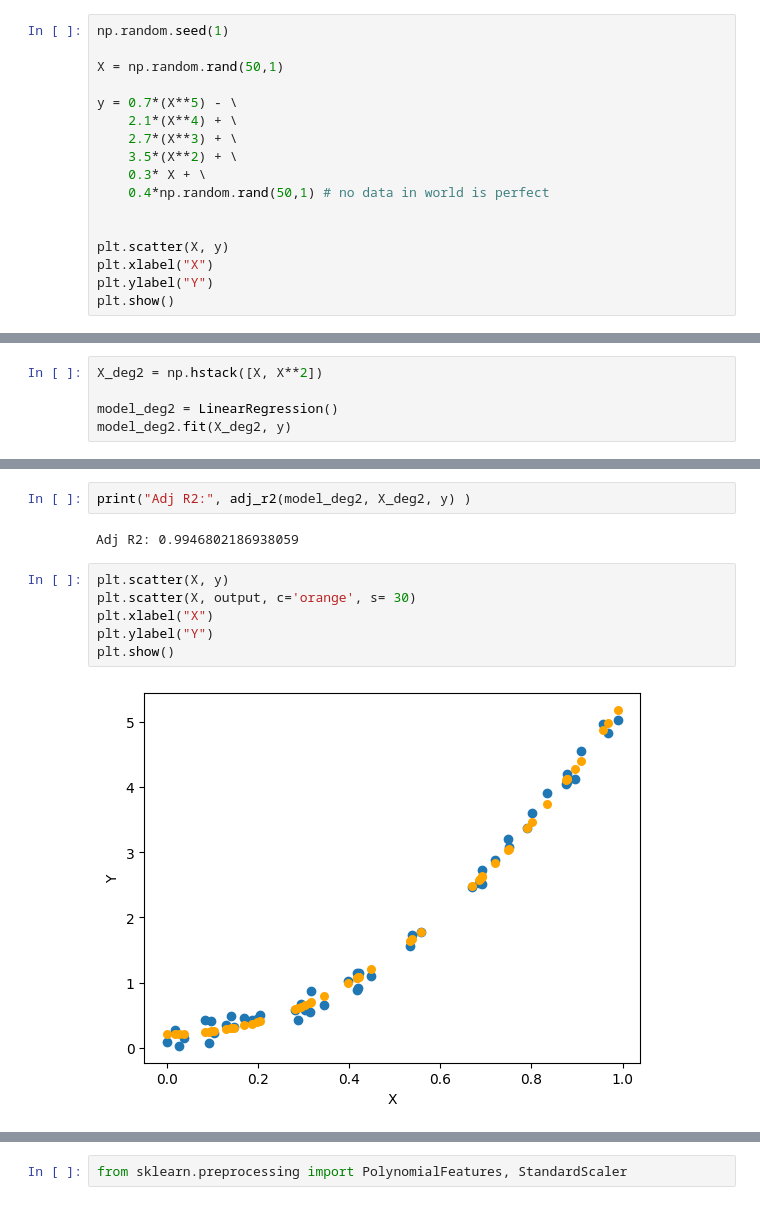
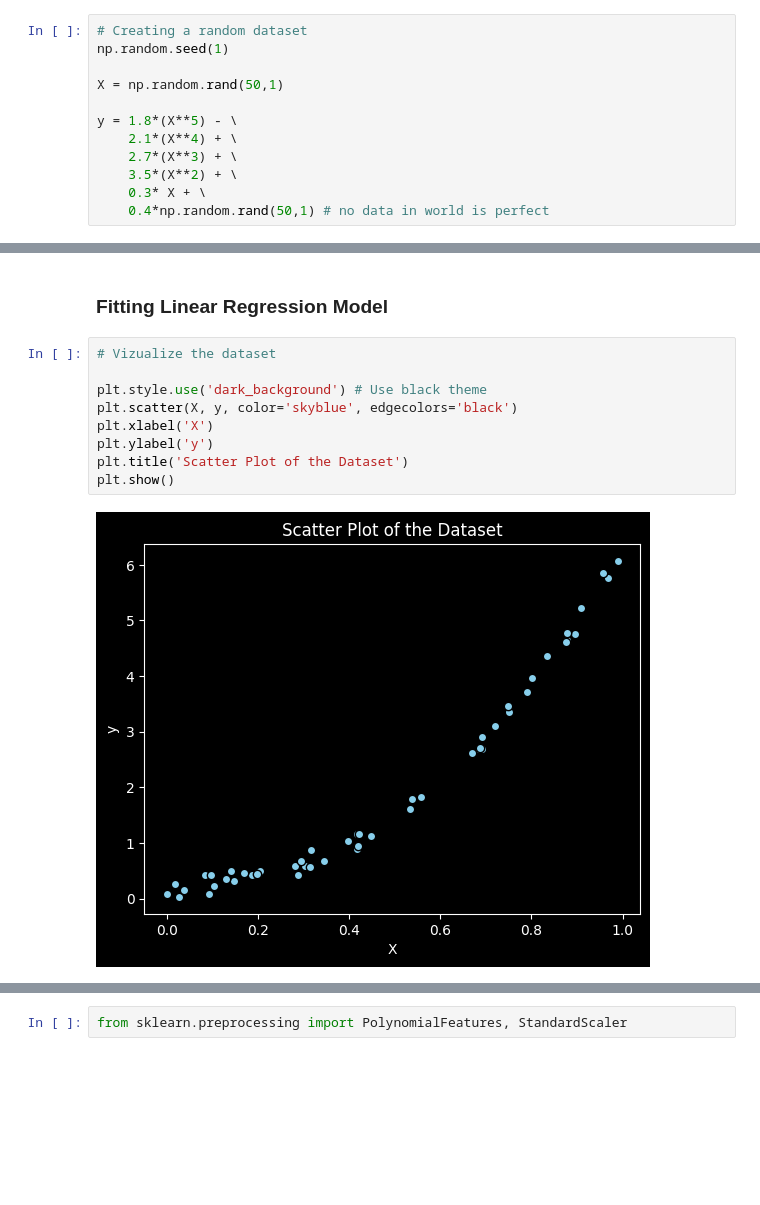
Before and after one commit to pritkudale/ML-for-Teachers, a Jupyter notebook: Linear Regression/Polyn_Regression.ipynb, the cells around one changed output, grey strips where cells are left out. Saved outputs shown, nothing was run; the diff lists cells and outputs as text; blank space fills up the shorter version.

```diff
--- a/Linear Regression/Polyn_Regression.ipynb
+++ b/Linear Regression/Polyn_Regression.ipynb
@@ -2,19 +10,14 @@
 import numpy as np
 import matplotlib.pyplot as plt
 # %%
+# Creating a random dataset
 np.random.seed(1)
 
 X = np.random.rand(50,1)
 
-y = 0.7*(X**5) - \
+y = 1.8*(X**5) - \
     2.1*(X**4) + \
     2.7*(X**3) + \
     3.5*(X**2) + \
     0.3* X + \
     0.4*np.random.rand(50,1) # no data in world is perfect
-
-
-plt.scatter(X, y)
-plt.xlabel("X")
-plt.ylabel("Y")
-plt.show()
@@ -50,5 +23,0 @@ plt.show()
-# %%
-X_deg2 = np.hstack([X, X**2])
-
-model_deg2 = LinearRegression()
-model_deg2.fit(X_deg2, y)
@@ -67,12 +24,13 @@ array([[1.07454341],
-# %%
-print("Adj R2:", adj_r2(model_deg2, X_deg2, y) )
-# %% [output]
-Adj R2: 0.9946802186938059
-# %%
-plt.scatter(X, y)
-plt.scatter(X, output, c='orange', s= 30)
-plt.xlabel("X")
-plt.ylabel("Y")
-plt.show()
-# %% [output]
-[figure, removed]
+# %% [markdown]
+### Fitting Linear Regression Model
+# %%
+# Vizualize the dataset
+
+plt.style.use('dark_background') # Use black theme
+plt.scatter(X, y, color='skyblue', edgecolors='black')
+plt.xlabel('X')
+plt.ylabel('y')
+plt.title('Scatter Plot of the Dataset')
+plt.show()
+# %% [output]
+[figure, added]
```
Also changed, not shown: parts of 33 cells of this notebook.
